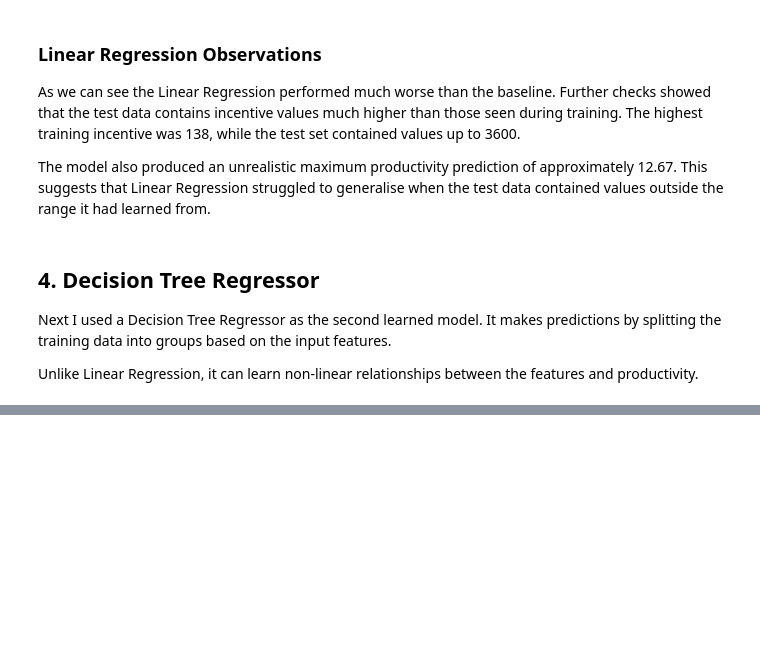
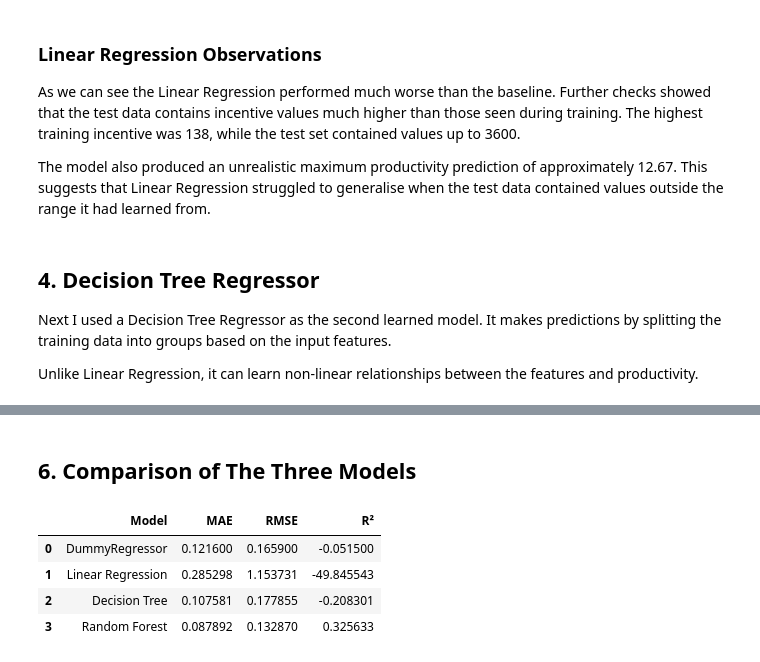
Before and after one commit to olabxo/garment-productivity-ml, a Jupyter notebook: notebooks/03_garment_model_comparison.ipynb, the cells around one changed output, grey strips where cells are left out. Saved outputs shown, nothing was run; the diff lists cells and outputs as text; code cells hidden in the pictures; blank space fills up the shorter version.

```diff
--- a/notebooks/03_garment_model_comparison.ipynb
+++ b/notebooks/03_garment_model_comparison.ipynb
@@ -175,0 +186,3 @@ Unlike Linear Regression, it can learn non-linear relationships between the feat
+# %%
+# Makespredictions on the test data
+y_pred_tree = tree_model.predict(X_test)
@@ -175,0 +225,9 @@ Unlike Linear Regression, it can learn non-linear relationships between the feat
+# %%
+# Evaluate the predictions
+forest_mae = mean_absolute_error(y_test, y_pred_forest)
+forest_rmse = root_mean_squared_error(y_test, y_pred_forest)
+forest_r2 = r2_score(y_test, y_pred_forest)
+
+print(f"Random Forest MAE: {forest_mae:.4f}")
+print(f"Random Forest RMSE: {forest_rmse:.4f}")
+print(f"Random Forest R²: {forest_r2:.4f}")
@@ -175,0 +244,38 @@ Unlike Linear Regression, it can learn non-linear relationships between the feat
+# %% [markdown]
+## 6. Comparison of The Three Models
+# %%
+# Comparing all model results in one table
+results = pd.DataFrame({
+    "Model": [
+        "DummyRegressor",
+        "Linear Regression",
+        "Decision Tree",
+        "Random Forest"
+    ],
+    "MAE": [
+        0.1216,
+        linear_mae,
+        tree_mae,
+        forest_mae
+    ],
+    "RMSE": [
+        0.1659,
+        linear_rmse,
+        tree_rmse,
+        forest_rmse
+    ],
+    "R²": [
+        -0.0515,
+        linear_r2,
+        tree_r2,
+        forest_r2
+    ]
+})
+
+results
+# %% [output]
+|  | Model | MAE | RMSE | R² |
+| 0 | DummyRegressor | 0.121600 | 0.165900 | -0.051500 |
+| 1 | Linear Regression | 0.285298 | 1.153731 | -49.845543 |
+| 2 | Decision Tree | 0.107581 | 0.177855 | -0.208301 |
+| 3 | Random Forest | 0.087892 | 0.132870 | 0.325633 |
```
Also changed, not shown: parts of 20 cells of this notebook.
